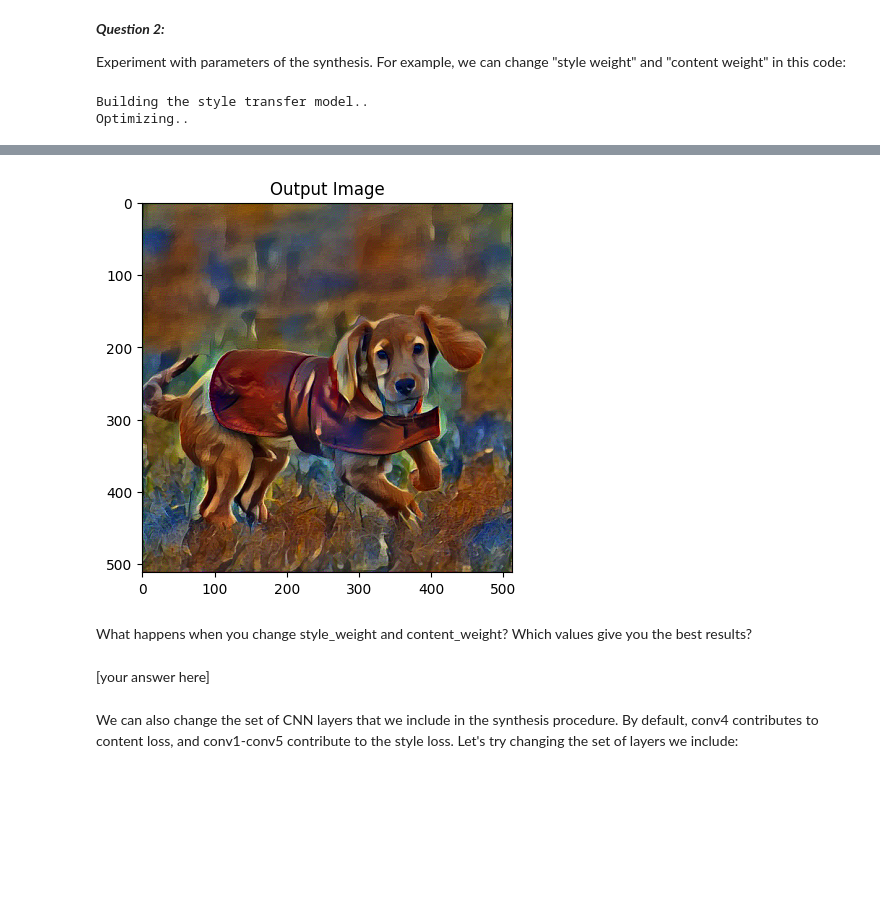
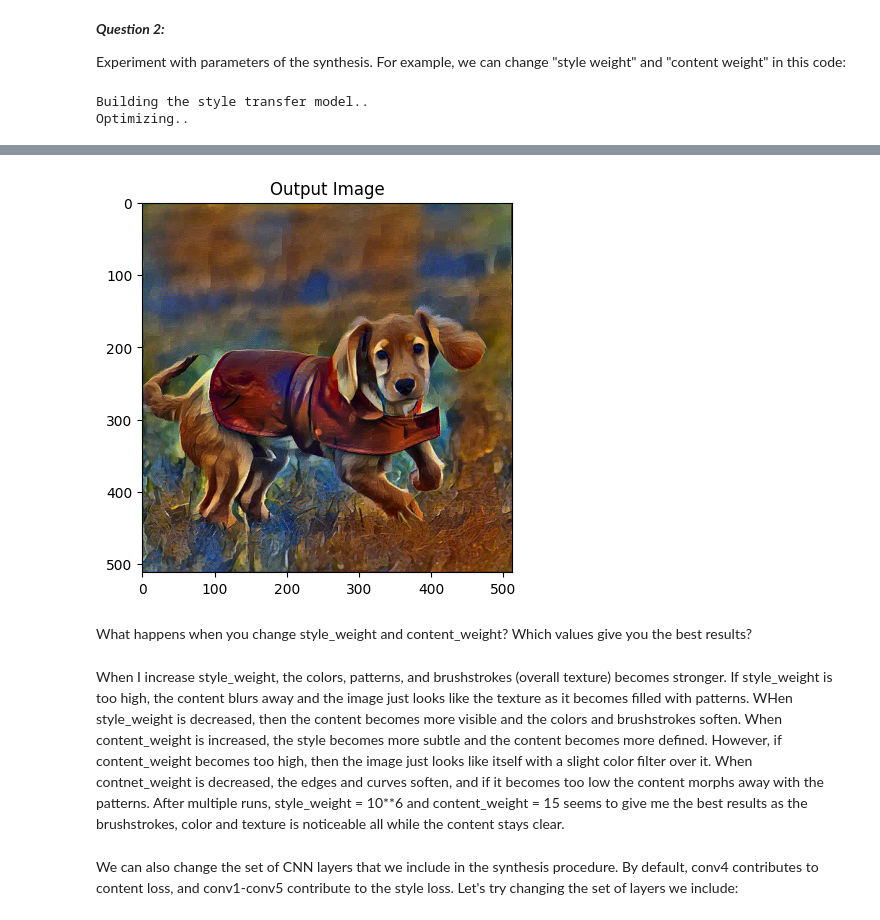
Before and after one commit to chloenoh22/app, a Jupyter notebook: Lab03_StyleTransfer.ipynb, the cells around one changed output, grey strips where cells are left out. Cells and saved outputs as stored; diff of their text form; code cells hidden in the pictures; blank space fills up the shorter version.

```diff
--- a/Lab03_StyleTransfer.ipynb
+++ b/Lab03_StyleTransfer.ipynb
@@ -677,7 +674,7 @@ input_img = torch.randn(content_img.data.size()).to(device)
 # style=10**6 and content=10 are the default params - these tend to give a good balance.
 # the exact numbers are kind of arbitrary. Try turning up and down from these values.
 style_weight = 10**6
-content_weight = 10
+content_weight = 15
 
 output = run_style_transfer(cnn, cnn_normalization_mean, cnn_normalization_std,
                             content_img, style_img, input_img, \
@@ -713,8 +710,8 @@ Style Loss : 11.601538 Content Loss: 89.742950
-[figure, old version]
+[figure, new version]
 # %% [markdown]
 What happens when you change style_weight and content_weight? Which values give you the best results?
-# %% [markdown]
-[your answer here]
+# %% [markdown]
+When I increase style_weight, the colors, patterns, and brushstrokes (overall texture) becomes stronger. If style_weight is too high, the content blurs away and the image just looks like the texture as it becomes filled with patterns. WHen style_weight is decreased, then the content becomes more visible and the colors and brushstrokes soften. When content_weight is increased, the style becomes more subtle and the content becomes more defined. However, if content_weight becomes too high, then the image just looks like itself with a slight color filter over it. When contnet_weight is decreased, the edges and curves soften, and if it becomes too low the content morphs away with the patterns. After multiple runs, style_weight = 10**6 and content_weight = 15 seems to give me the best results as the brushstrokes, color and texture is noticeable all while the content stays clear.
 # %% [markdown]
 We can also change the set of CNN layers that we include in the synthesis procedure. By default, conv4 contributes to content loss, and conv1-conv5 contribute to the style loss. Let's try changing the set of layers we include:
 # %%
```
Also changed, not shown: parts of 9 cells of this notebook.
